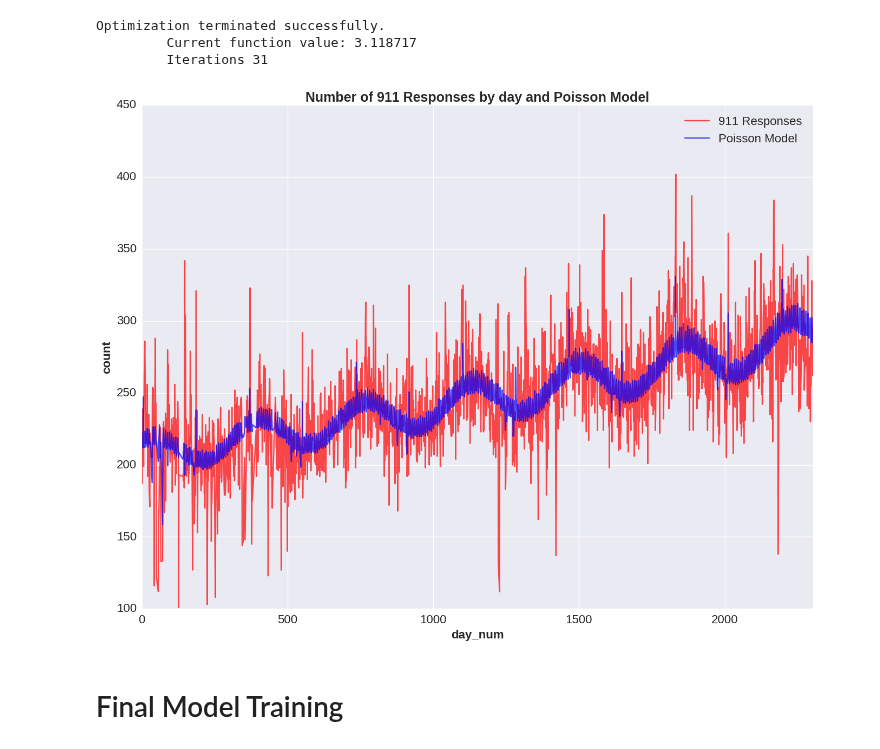
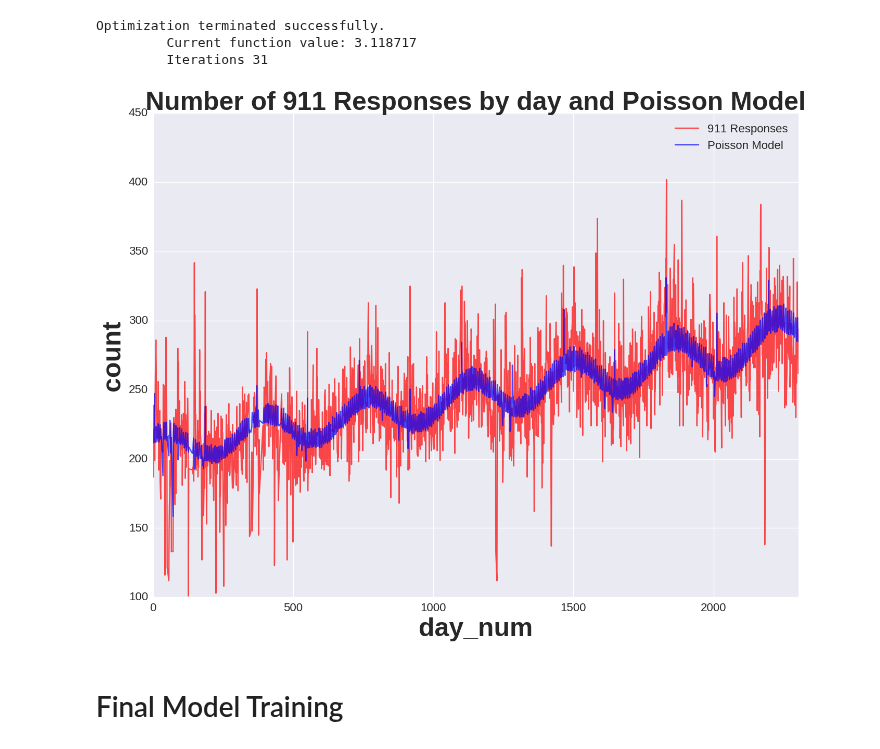
Before and after one commit to nickbuker/Rapid-Rescue, a Jupyter notebook: notebooks/poisson_reg.ipynb, the cells around one changed output. Cells and saved outputs as stored; diff of their text form; code cells hidden in the pictures.

```diff
--- a/notebooks/poisson_reg.ipynb
+++ b/notebooks/poisson_reg.ipynb
@@ -389,17 +389,17 @@ df3['y_hat'] = y_hat
 # %%
 # 911 call counts by day
 plt.figure(figsize=(16,12))
 plt.xticks(fontsize=16)
-plt.xlabel('Date', fontsize=16, fontweight='bold')
+plt.xlabel('Date', fontsize=36, fontweight='bold')
 plt.yticks(fontsize=16)
-plt.ylabel('count', fontsize=16, fontweight='bold')
-plt.title('Number of 911 Responses by day and Poisson Model', fontsize=18, fontweight='bold')
+plt.ylabel('count', fontsize=36, fontweight='bold')
+plt.title('Number of 911 Responses by day and Poisson Model', fontsize=36, fontweight='bold')
 df3.groupby(by='day_num').y.sum().plot(color='r', alpha = 0.7);
 df3.groupby(by='day_num').y_hat.sum().plot(color='b', alpha = 0.7);
 plt.legend(['911 Responses', 'Poisson Model'], fontsize=16)
 plt.savefig('../images/data_and_model.png')
 # %% [output]
-[figure, old version]
+[figure, new version]
 # %% [markdown]
 # Final Model Training
 # %%
```
Also changed, not shown: 20 other files.
